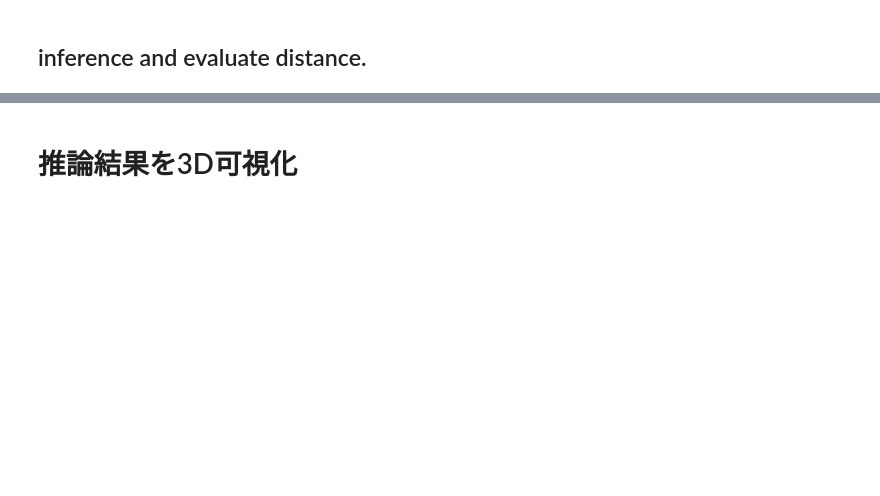
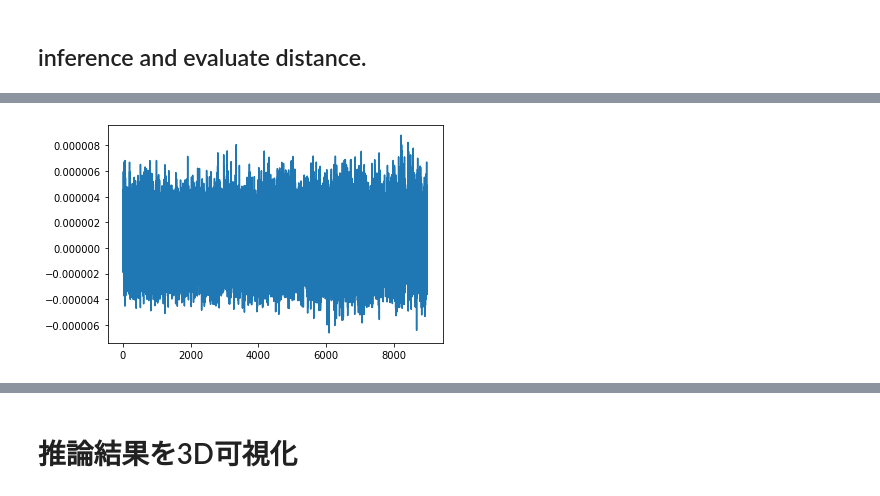
Before and after one commit to kentaroy47/MetricLearning-mnist-pytorch, a Jupyter notebook: cosface.ipynb, the cells around one changed output, grey strips where cells are left out. Cells and saved outputs as stored; diff of their text form; code cells hidden in the pictures; blank space fills up the shorter version.

```diff
--- a/cosface.ipynb
+++ b/cosface.ipynb
@@ -279,13 +355,18 @@ print("different number:", 1 - spatial.distance.cosine(normals[0,:], out2.T))
 # %%
 # print scatter plot of same 1s
 # Euclidian
 norm = []
 for n in normals1:
     norm.append(np.linalg.norm(normals-n))
+# Cosine simularity
+norm = np.mean(cosin_metric(normals, normals1.T), axis=0)
+
 import matplotlib.pyplot as plt
 same = norm
 plt.plot(same)
 plt.show()
+# %% [output]
+[figure, added]
 # %%
 # print scatter plot of same 1s
 # Euclidian
```
Also changed, not shown: parts of 16 cells of this notebook, 6 other files.
